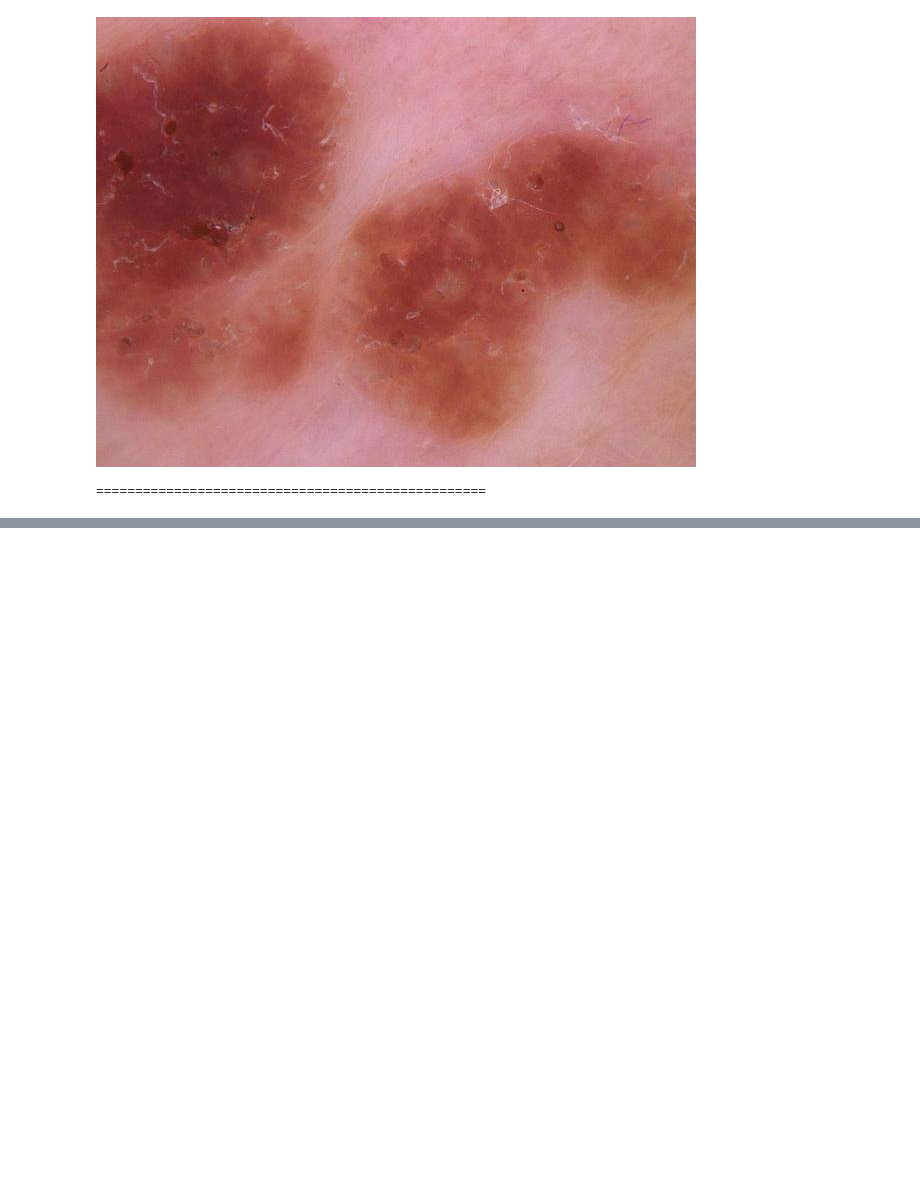
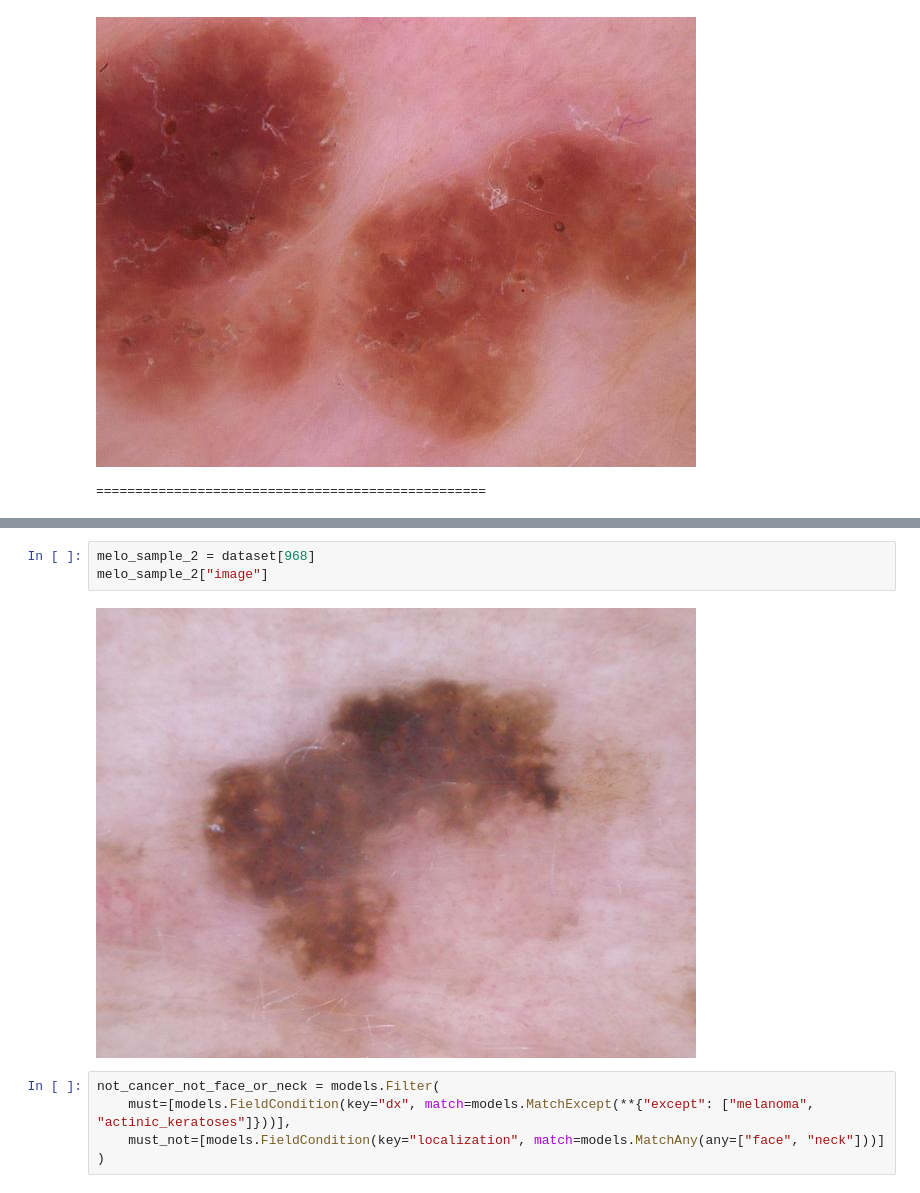
Before and after one commit to adaschevici/qdrant-protos, a Jupyter notebook: qdrant_and_images.ipynb, the cells around one changed output, grey strips where cells are left out. Cells and saved outputs as stored; diff of their text form; blank space fills up the shorter version.

```diff
--- a/qdrant_and_images.ipynb
+++ b/qdrant_and_images.ipynb
@@ -264,0 +325,10 @@ This image score was 0.8609968
+# %%
+melo_sample_2 = dataset[968]
+melo_sample_2["image"]
+# %% [output]
+[figure, added]
+# %%
+not_cancer_not_face_or_neck = models.Filter(
+    must=[models.FieldCondition(key="dx", match=models.MatchExcept(**{"except": ["melanoma", "actinic_keratoses"]}))],
+    must_not=[models.FieldCondition(key="localization", match=models.MatchAny(any=["face", "neck"]))]
+)
```
Also changed, not shown: parts of 10 cells of this notebook.
